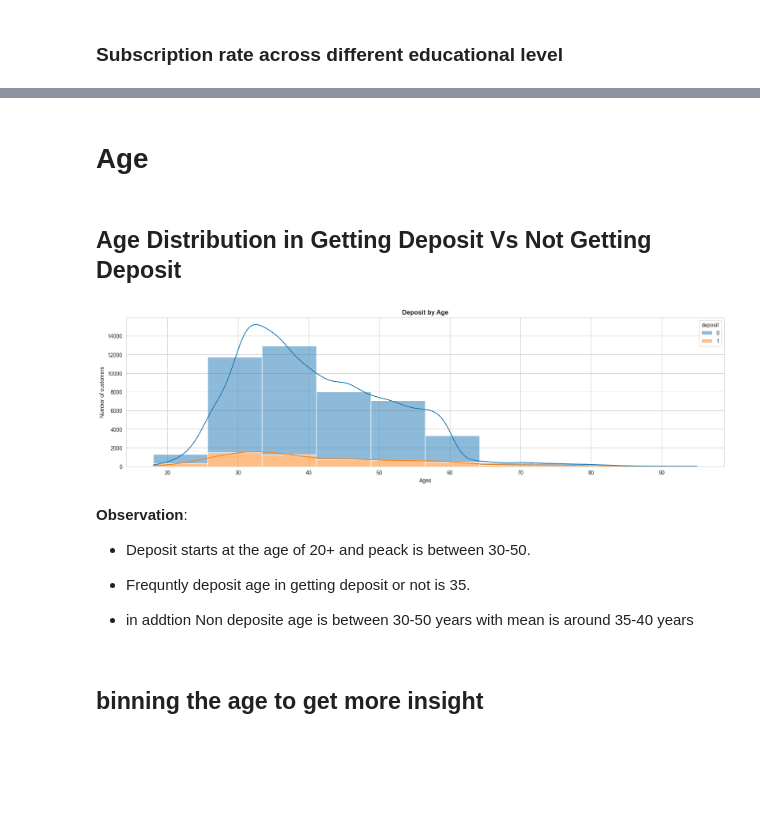
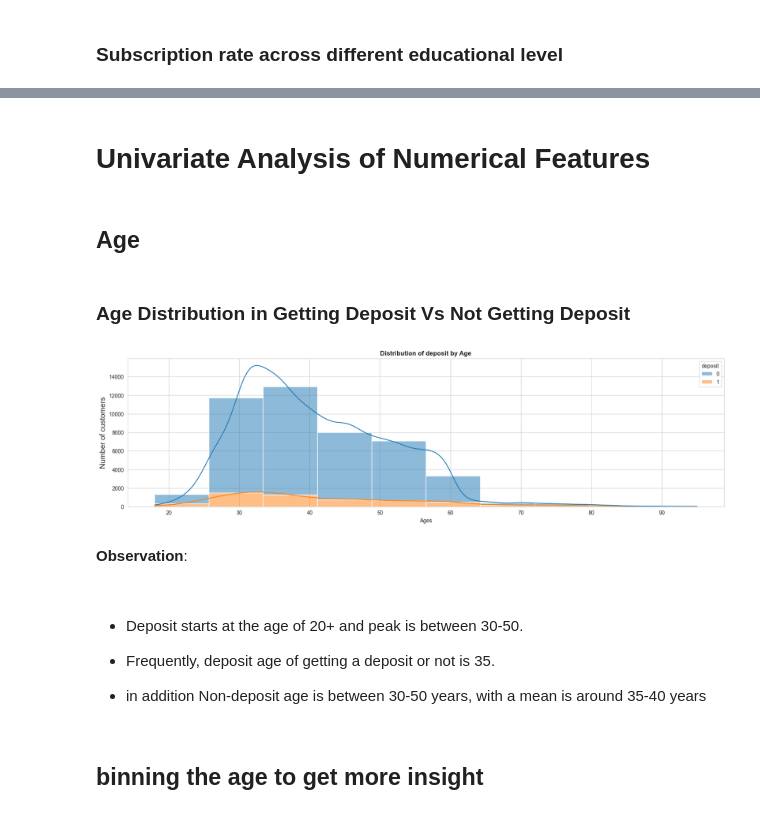
Before and after one commit to 87tana/ML_Classification_Imbalance_Banking, a Jupyter notebook: Bank_EDA.ipynb, the cells around one changed output, grey strips where cells are left out. Saved outputs shown, nothing was run; the diff lists cells and outputs as text; code cells hidden in the pictures; blank space fills up the shorter version.

```diff
--- a/Bank_EDA.ipynb
+++ b/Bank_EDA.ipynb
@@ -569,27 +590,31 @@ sns.lineplot(data=df6,x='education',y='percentage', marker='o', sort = True,ax=a
+# %% [markdown]
+# Univariate Analysis of Numerical Features
 # %% [markdown]
-# Age
+## Age
 # %% [markdown]
-## Age Distribution in Getting Deposit Vs Not Getting Deposit
+### Age Distribution in Getting Deposit Vs Not Getting Deposit
 # %%
 fig = plt.figure(figsize= (20,5))
 dep_by_age = sns.histplot(data = df, x = 'age', hue = 'deposit',multiple='stack', bins=10,kde=True,element='bars')
 
-dep_by_age.set_ylabel('Number of customers')
+dep_by_age.set_ylabel('Number of customers',fontsize=14)
 dep_by_age.set_xlabel('Ages')
-dep_by_age.set_title('Deposit by Age',weight='bold')
+dep_by_age.set_title('Distribution of deposit by Age',weight='bold')
 plt.show()
 # %% [output]
-[figure, old version]
+[figure, new version]
 # %% [markdown]
 **Observation**:
 
-- Deposit starts at the age of 20+ and peack is between 30-50.
 
 
-- Frequntly deposit age in getting deposit or not is 35.
+- Deposit starts at the age of 20+ and peak is between 30-50.
 
 
-- in addtion Non deposite age is between 30-50 years with mean is around 35-40 years
+- Frequently, deposit age of getting a deposit or not is 35.
+
+
+- in addition Non-deposit age is between 30-50 years, with a mean is around 35-40 years
 # %% [markdown]
 ## binning the age to get more insight
 # %%
```
Also changed, not shown: parts of 159 cells of this notebook.
